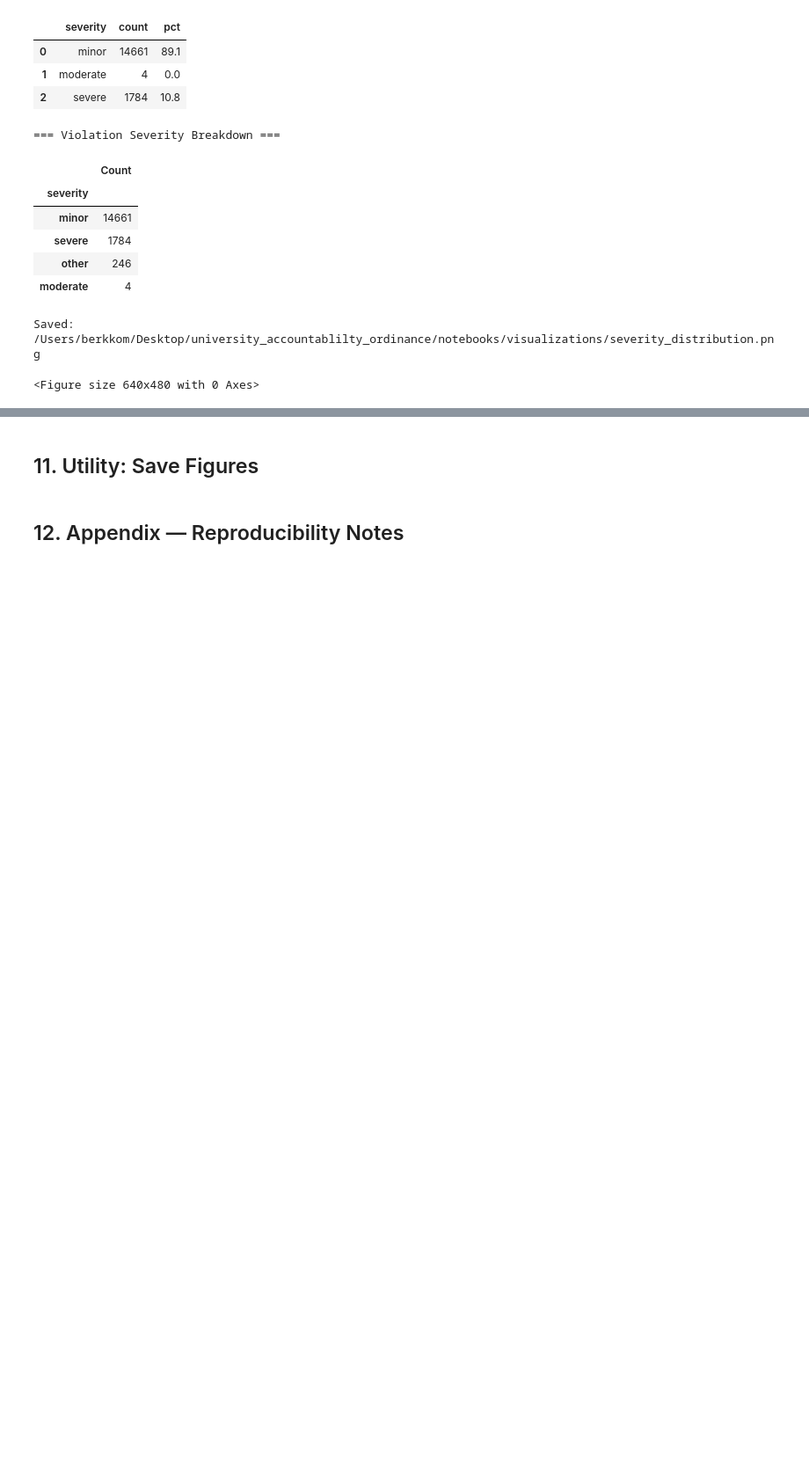
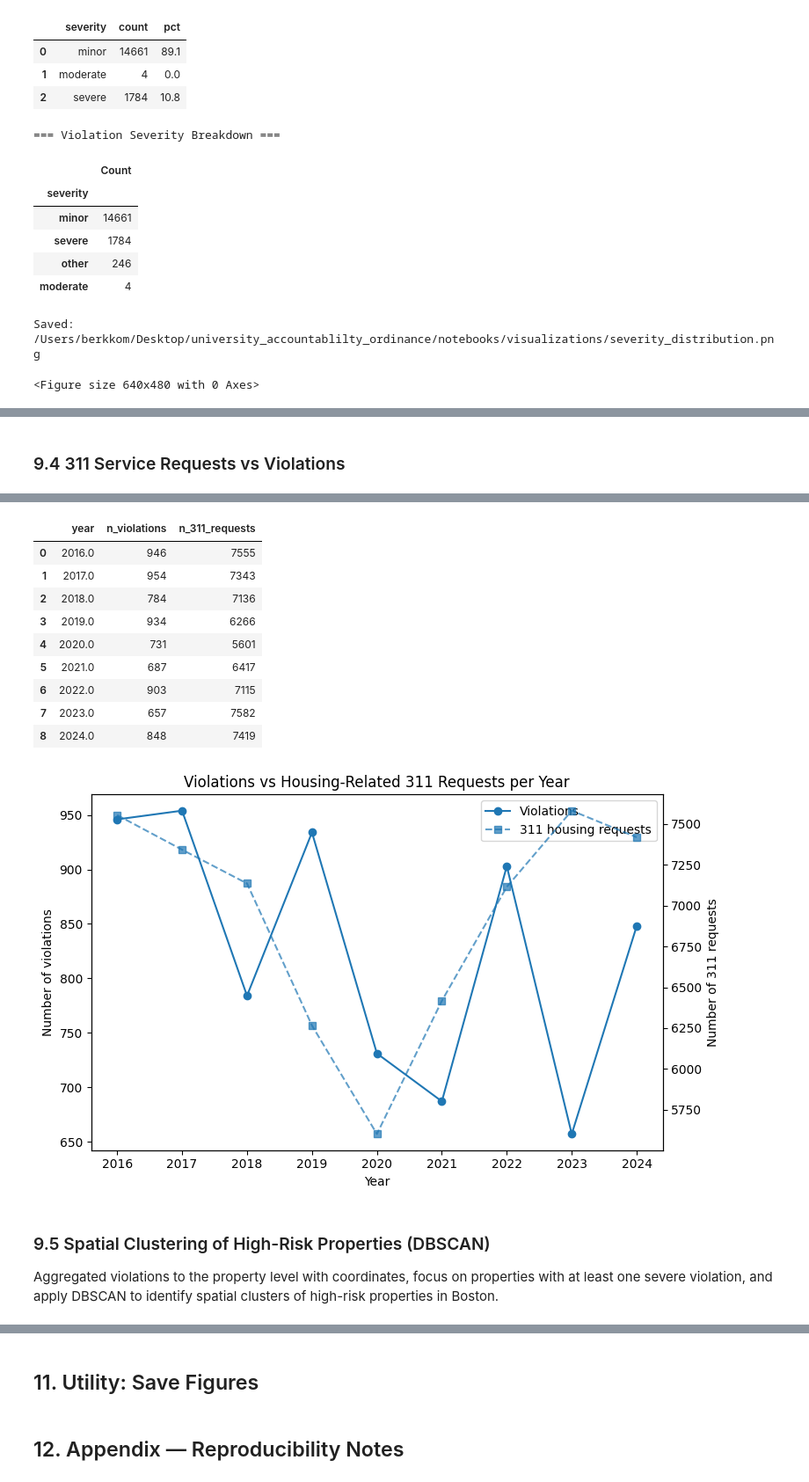
Before and after one commit to Berkkom/university_accountablilty_ordinance, a Jupyter notebook: notebooks/UAO_midterm.ipynb, the cells around one changed output, grey strips where cells are left out. Shown at 88% size. Drawn from its saved outputs; the diff is of its cells as text; code cells hidden in the pictures; blank space fills up the shorter version.

```diff
--- a/notebooks/UAO_midterm.ipynb
+++ b/notebooks/UAO_midterm.ipynb
@@ -799,0 +1536,56 @@ print("[OK] Saved ROC and PR curves to:", VIZ_DIR)
+# %% [markdown]
+### 9.4 311 Service Requests vs Violations
+# %%
+# === Violations vs Housing-Related 311 Requests per Year ===
+
+# Assuming df_viol_c already exists with a 'year' column
+viol_per_year = (
+    df_viol_c
+    .groupby("year")
+    .size()
+    .reset_index(name="n_violations")
+    .sort_values("year")
+)
+
+display(viol_per_year)
+
+# If 311 aggregation is not available, skip gracefully
+if "agg_311_year" not in globals() or agg_311_year.empty:
+    print("agg_311_year not defined or empty; skipping Violations vs 311 comparison plot.")
+else:
+    # Merge with 311 counts on year
+    year_compare = viol_per_year.merge(
+        agg_311_year,
+        on="year",
+        how="inner"
+    ).sort_values("year")
+
+    display(year_compare)
+
+    fig, ax1 = plt.subplots(figsize=(8,5))
+
+    ax1.plot(year_compare["year"], year_compare["n_violations"], marker="o", label="Violations")
+    ax1.set_xlabel("Year")
+    ax1.set_ylabel("Number of violations")
+
+    ax2 = ax1.twinx()
+    ax2.plot(
+        year_compare["year"],
+        year_compare["n_311_requests"],
+        marker="s",
+        linestyle="--",
+        label="311 housing requests",
+        alpha=0.7,
+    )
+    ax2.set_ylabel("Number of 311 requests")
+
+    ax1.set_title("Violations vs Housing-Related 311 Requests per Year")
+
+    # Simple combined legend
+    lines1, labels1 = ax1.get_legend_handles_labels()
+    lines2, labels2 = ax2.get_legend_handles_labels()
+    ax1.legend(lines1 + lines2, labels1 + labels2, loc="upper right")
+
+    plt.tight_layout()
+    plt.show()
+# %% [output]
@@ -799,0 +1610,15 @@ print("[OK] Saved ROC and PR curves to:", VIZ_DIR)
+|  | year | n_violations | n_311_requests |
+| 0 | 2016.0 | 946 | 7555 |
+| 1 | 2017.0 | 954 | 7343 |
+| 2 | 2018.0 | 784 | 7136 |
+| 3 | 2019.0 | 934 | 6266 |
+| 4 | 2020.0 | 731 | 5601 |
+| 5 | 2021.0 | 687 | 6417 |
+| 6 | 2022.0 | 903 | 7115 |
+| 7 | 2023.0 | 657 | 7582 |
+| 8 | 2024.0 | 848 | 7419 |
+[figure, added]
+# %% [markdown]
+### 9.5 Spatial Clustering of High-Risk Properties (DBSCAN)
+
+Aggregated violations to the property level with coordinates, focus on properties with at least one severe violation, and apply DBSCAN to identify spatial clusters of high-risk properties in Boston.
```
Also changed, not shown: parts of 43 cells of this notebook.
